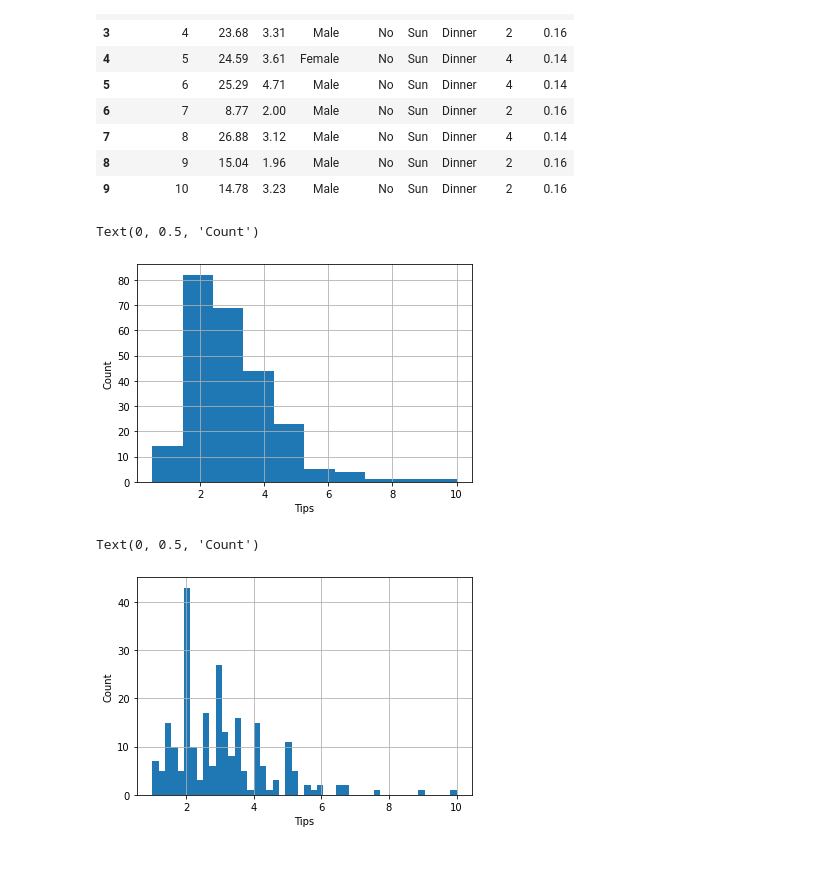
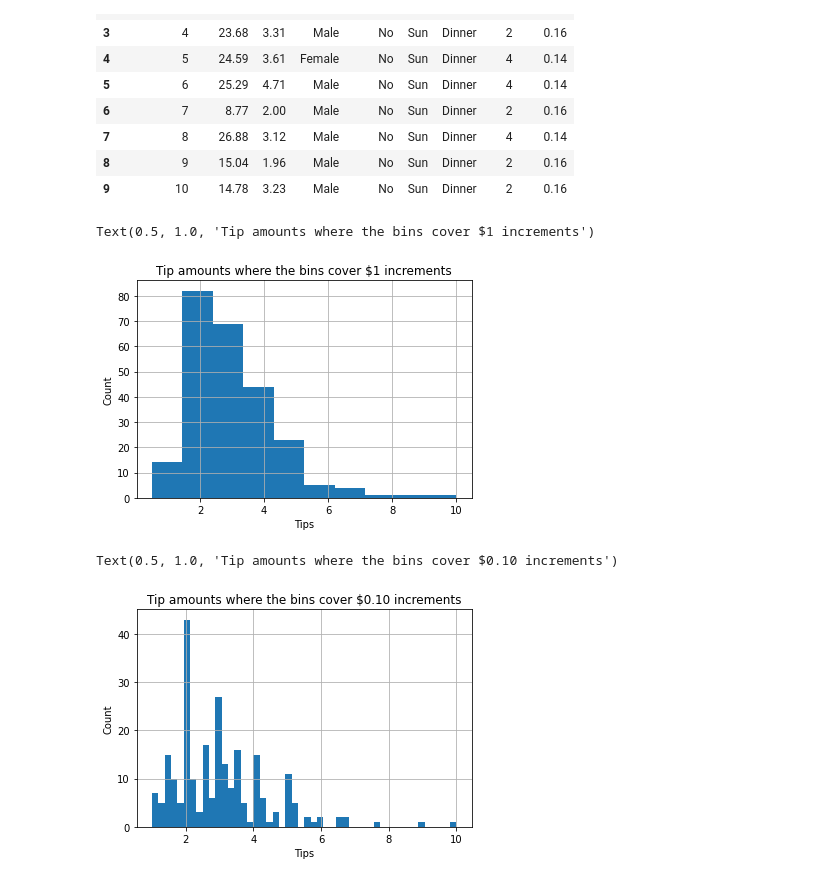
Before and after one commit to majockster/comp333-assignment1, a Jupyter notebook: comp333-assignment1.ipynb, the cells around one changed output. Cells and saved outputs as stored; diff of their text form; code cells hidden in the pictures.

```diff
--- a/comp333-assignment1.ipynb
+++ b/comp333-assignment1.ipynb
@@ -39,16 +40,18 @@ data_frame.head(10)
 # %%
 #Histogram of tip amounts where the bins cover $1 increments.
 fig1 = data_frame['tip'].hist(bins=10, range=(0.5,10))
 fig1.set_xlabel("Tips")
 fig1.set_ylabel("Count")
+fig1.set_title("Tip amounts where the bins cover $1 increments")
 # %% [output]
-Text(0, 0.5, 'Count')
+Text(0.5, 1.0, 'Tip amounts where the bins cover $1 increments')
-[figure, old version]
+[figure, new version]
 # %%
 #Histogram of tip amounts where the bins cover $0.10 increments.
 fig2 = data_frame['tip'].hist(bins=48)
 fig2.set_xlabel("Tips")
 fig2.set_ylabel("Count")
+fig2.set_title("Tip amounts where the bins cover $0.10 increments")
 # %% [output]
-Text(0, 0.5, 'Count')
+Text(0.5, 1.0, 'Tip amounts where the bins cover $0.10 increments')
-[figure, old version]
+[figure, new version]
```
Also changed, not shown: parts of 7 cells of this notebook.
